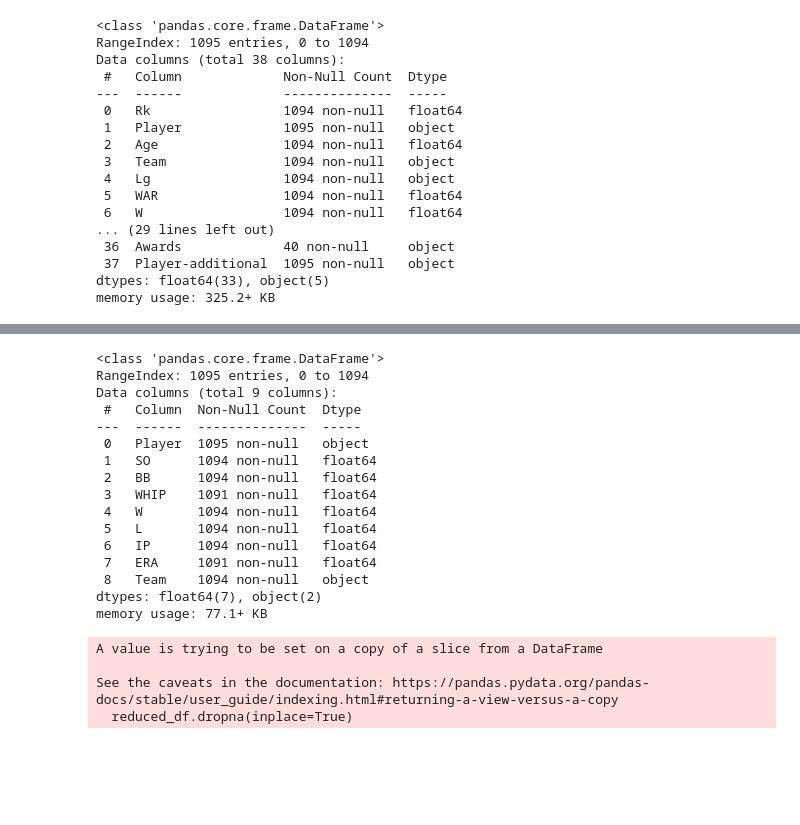
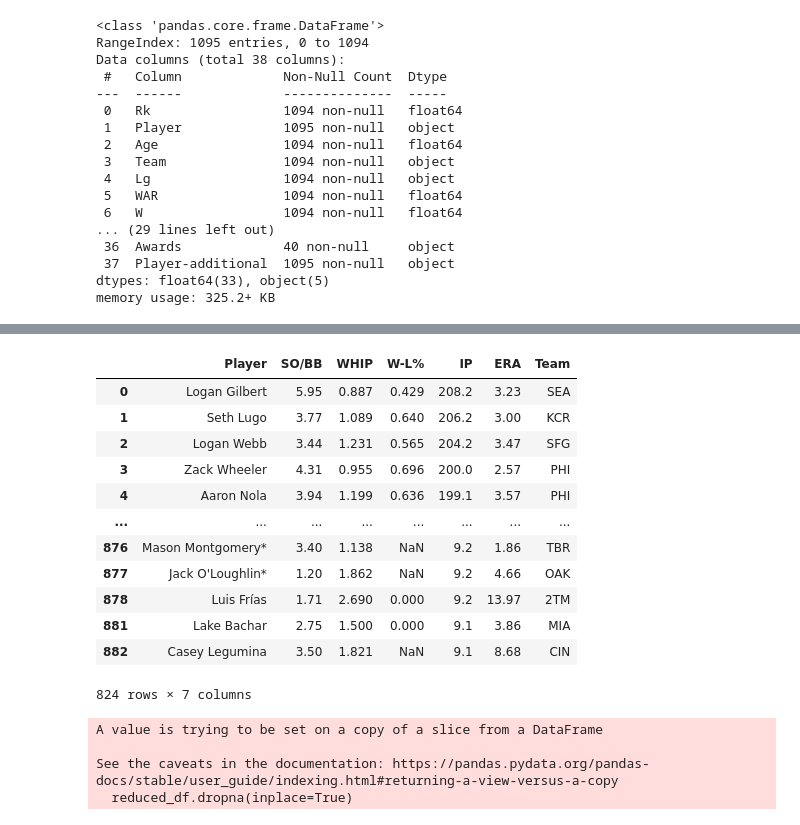
Before and after one commit to Tomas-Santana/ml-nb, a Jupyter notebook: 1/pitch_data_2024.ipynb, the cells around one changed output, grey strips where cells are left out. Drawn from its saved outputs; the diff is of its cells as text; code cells hidden in the pictures; blank space fills up the shorter version.

```diff
--- a/1/pitch_data_2024.ipynb
+++ b/1/pitch_data_2024.ipynb
@@ -73,22 +79,19 @@ reduced_df
-# %%
-reduced_df.info()
-# %% [output]
-<class 'pandas.core.frame.DataFrame'>
-RangeIndex: 1095 entries, 0 to 1094
-Data columns (total 9 columns):
- #   Column  Non-Null Count  Dtype
----  ------  --------------  -----
- 0   Player  1095 non-null   object
- 1   SO      1094 non-null   float64
- 2   BB      1094 non-null   float64
- 3   WHIP    1091 non-null   float64
- 4   W       1094 non-null   float64
- 5   L       1094 non-null   float64
- 6   IP      1094 non-null   float64
- 7   ERA     1091 non-null   float64
- 8   Team    1094 non-null   object
-dtypes: float64(7), object(2)
-memory usage: 77.1+ KB
+# %%
+reduced_df.query("IP > 9")
+# %% [output]
+|  | Player | SO/BB | WHIP | W-L% | IP | ERA | Team |
+| 0 | Logan Gilbert | 5.95 | 0.887 | 0.429 | 208.2 | 3.23 | SEA |
+| 1 | Seth Lugo | 3.77 | 1.089 | 0.640 | 206.2 | 3.00 | KCR |
+| 2 | Logan Webb | 3.44 | 1.231 | 0.565 | 204.2 | 3.47 | SFG |
+| 3 | Zack Wheeler | 4.31 | 0.955 | 0.696 | 200.0 | 2.57 | PHI |
+| 4 | Aaron Nola | 3.94 | 1.199 | 0.636 | 199.1 | 3.57 | PHI |
+| ... | ... | ... | ... | ... | ... | ... | ... |
+| 876 | Mason Montgomery* | 3.40 | 1.138 | NaN | 9.2 | 1.86 | TBR |
+| 877 | Jack O'Loughlin* | 1.20 | 1.862 | NaN | 9.2 | 4.66 | OAK |
+| 878 | Luis Frías | 1.71 | 2.690 | 0.000 | 9.2 | 13.97 | 2TM |
+| 881 | Lake Bachar | 2.75 | 1.500 | 0.000 | 9.1 | 3.86 | MIA |
+| 882 | Casey Legumina | 3.50 | 1.821 | NaN | 9.1 | 8.68 | CIN |
+824 rows × 7 columns
 # %%
 reduced_df.dropna(inplace=True)
 # %% [output]
```
Also changed, not shown: parts of 4 cells of this notebook, 4 other files.
